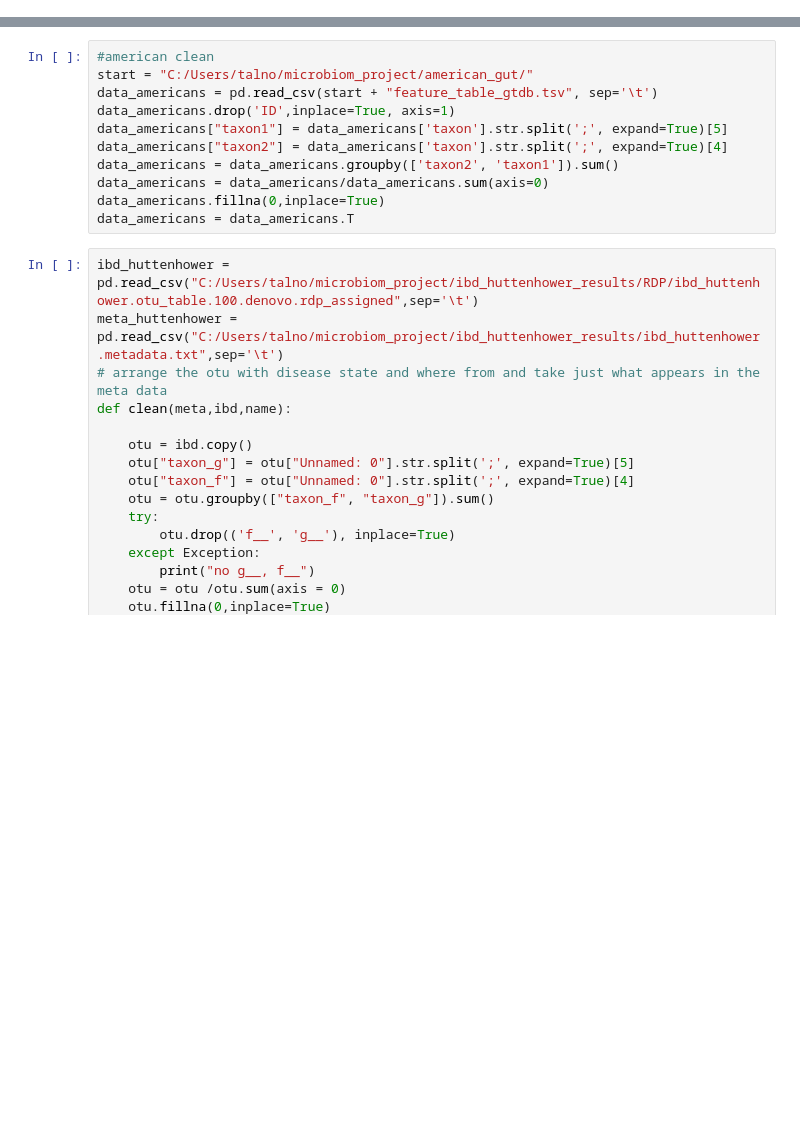
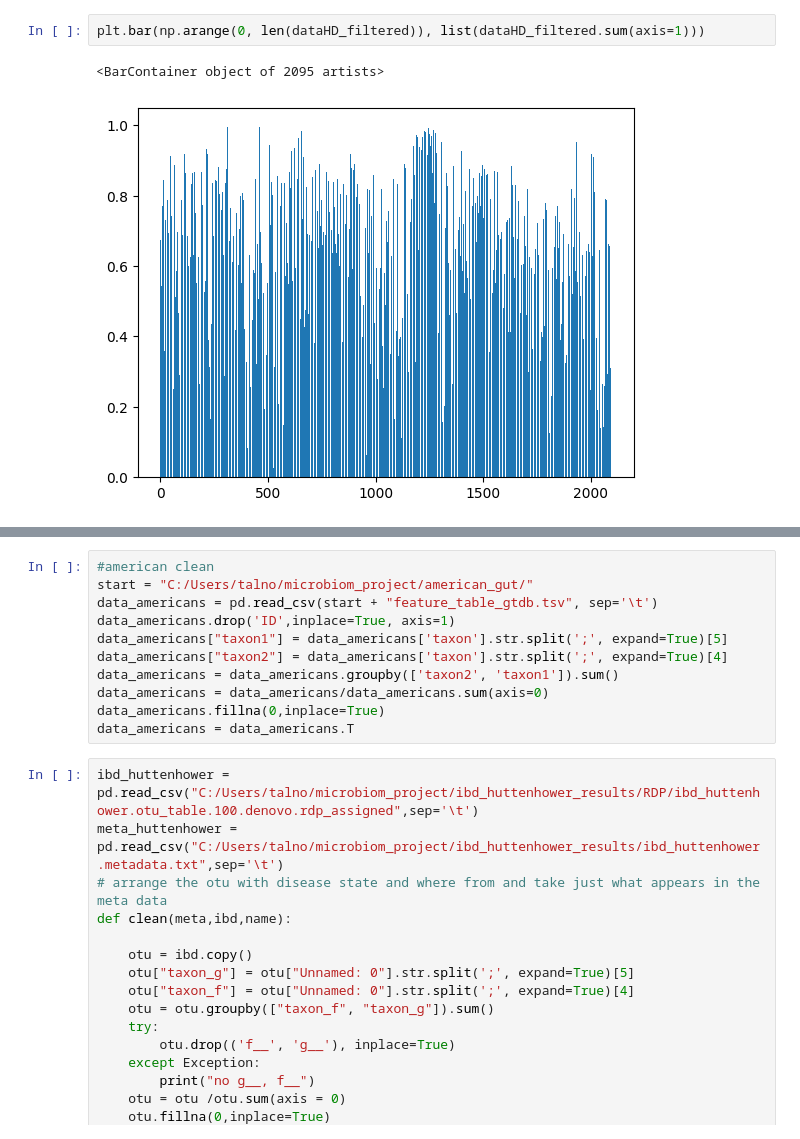
Before and after one commit to talnof1/microbiome_dysbiosis, a Jupyter notebook: american_gut/american_gut_pca.ipynb, the cells around one changed output, grey strips where cells are left out. Cells and saved outputs as stored; diff of their text form; blank space fills up the shorter version.

```diff
--- a/american_gut/american_gut_pca.ipynb
+++ b/american_gut/american_gut_pca.ipynb
@@ -7,0 +46,5 @@ from sklearn.decomposition import PCA
+# %%
+plt.bar(np.arange(0, len(dataHD_filtered)), list(dataHD_filtered.sum(axis=1)))
+# %% [output]
+<BarContainer object of 2095 artists>
+[figure, added]
```
Also changed, not shown: parts of 13 cells of this notebook, 3 other files.
